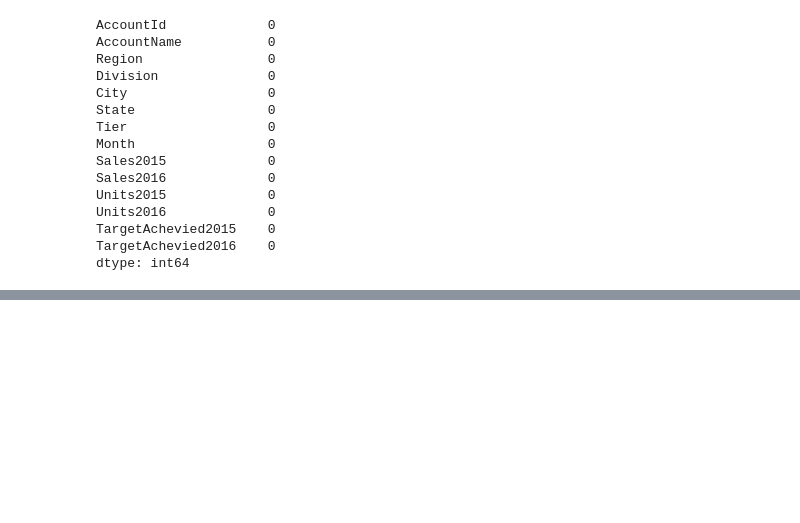
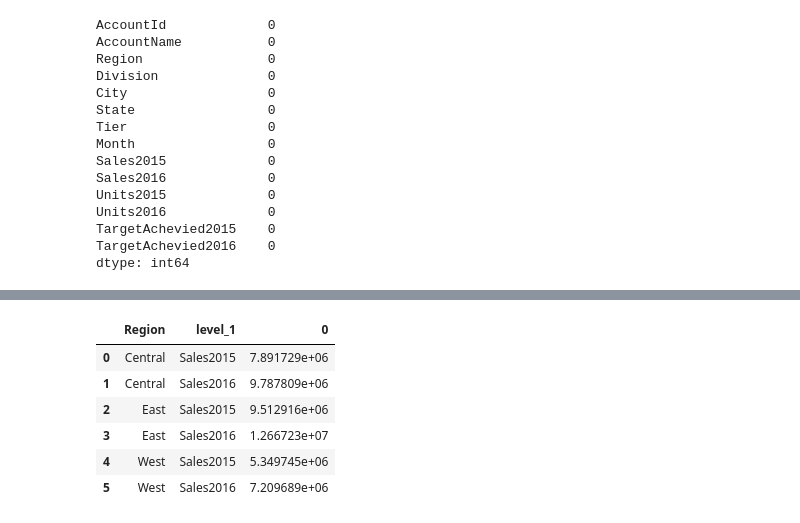
Before and after one commit to Adi46878/Data-Visualization, a Jupyter notebook: Data_visualization.ipynb, the cells around one changed output, grey strips where cells are left out. Drawn from its saved outputs; the diff is of its cells as text; code cells hidden in the pictures; blank space fills up the shorter version.

```diff
--- a/Data_visualization.ipynb
+++ b/Data_visualization.ipynb
@@ -43,0 +81,10 @@ dtype: int64
+# %%
+sales_long
+# %% [output]
+|  | Region | level_1 | 0 |
+| 0 | Central | Sales2015 | 7.891729e+06 |
+| 1 | Central | Sales2016 | 9.787809e+06 |
+| 2 | East | Sales2015 | 9.512916e+06 |
+| 3 | East | Sales2016 | 1.266723e+07 |
+| 4 | West | Sales2015 | 5.349745e+06 |
+| 5 | West | Sales2016 | 7.209689e+06 |
```
Also changed, not shown: parts of 15 cells of this notebook.
